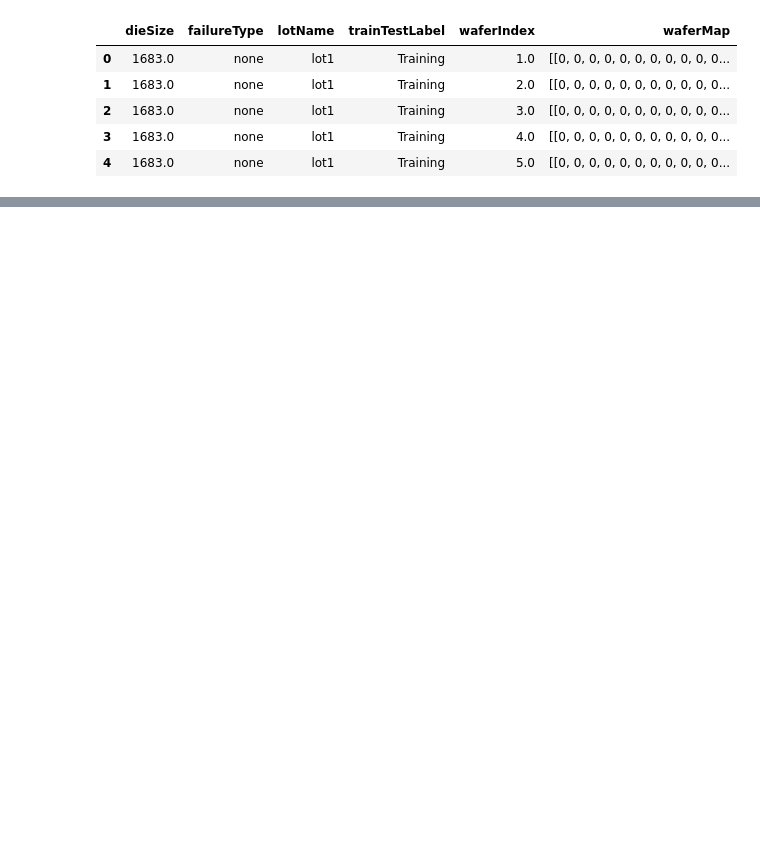
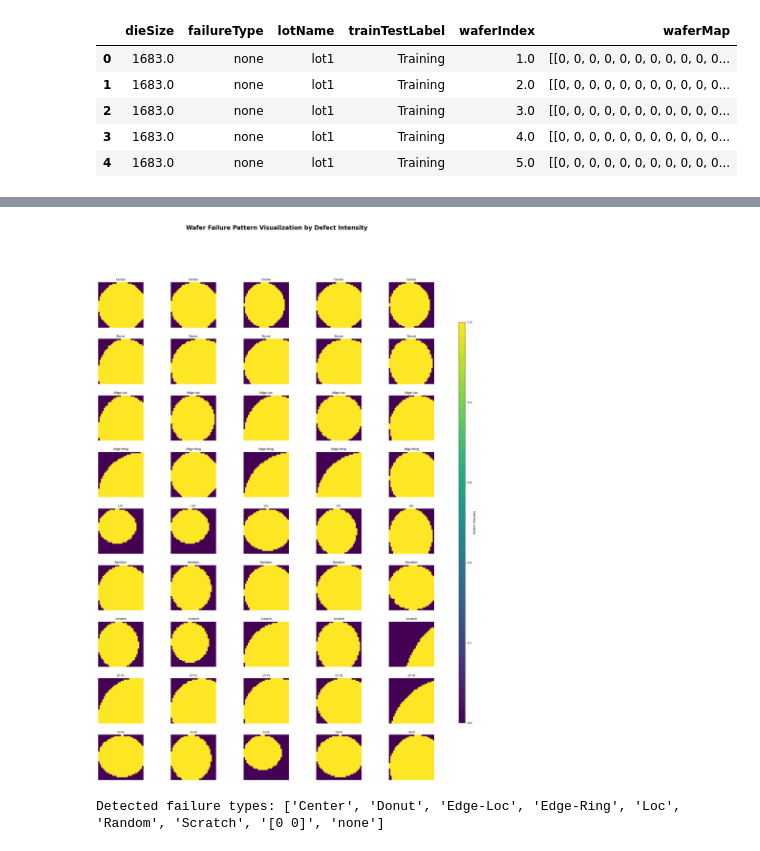
Before and after one commit to Luccy-svg/CAPSTONE-PROJECT, a Jupyter notebook: student.ipynb, the cells around one changed output, grey strips where cells are left out. Cells and saved outputs as stored; diff of their text form; code cells hidden in the pictures; blank space fills up the shorter version.

```diff
--- a/student.ipynb
+++ b/student.ipynb
@@ -65,0 +542,45 @@ df.head()
+# %%
+# Create figure grid dynamically
+fig, axs = plt.subplots(num_cat, sample_size, figsize=(20, num_cat * 3))
+fig.suptitle("Wafer Failure Pattern Visualization by Defect Intensity",
+             fontsize=20, weight="bold", y=1.02)
+
+# Handle the case where there's only 1 category or 1 sample properly
+if num_cat == 1:
+    axs = np.array([axs])
+if sample_size == 1:
+    axs = axs[:, np.newaxis]
+
+cmap = "viridis"
+norm = plt.Normalize(vmin=0, vmax=1)  # assuming waferMap is binary/intensity data
+
+for i_cat, cat in enumerate(failure_types):
+    subset = df_sample[df_sample["failureType"] == cat]
+    n_to_sample = min(sample_size, len(subset))
+    sample = subset.sample(n_to_sample, random_state=42)
+
+    for j in range(sample_size):
+        axs[i_cat, j].axis("off")
+
+        if j < n_to_sample:
+            wafer = np.array(sample.iloc[j]["waferMap"])
+            axs[i_cat, j].imshow(wafer, cmap=cmap, norm=norm)
+            axs[i_cat, j].set_title(f"{cat}", fontsize=10)
+        else:
+            axs[i_cat, j].set_facecolor("whitesmoke")
+
+# Add colorbar
+cbar_ax = fig.add_axes([0.93, 0.15, 0.015, 0.7])
+fig.colorbar(plt.cm.ScalarMappable(norm=norm, cmap=cmap),
+             cax=cbar_ax, label="Defect Intensity")
+
+plt.subplots_adjust(left=0.05, right=0.9, top=0.92, bottom=0.05,
+                    wspace=0.05, hspace=0.25)
+plt.show()
+# %% [output]
+[figure, added]
+# %%
+# check if the filtering has changed the failure types
+print(f"Detected failure types: {failure_types}")
+# %% [output]
+Detected failure types: ['Center', 'Donut', 'Edge-Loc', 'Edge-Ring', 'Loc', 'Random', 'Scratch', '[0 0]', 'none']
```
Also changed, not shown: parts of 82 cells of this notebook.
